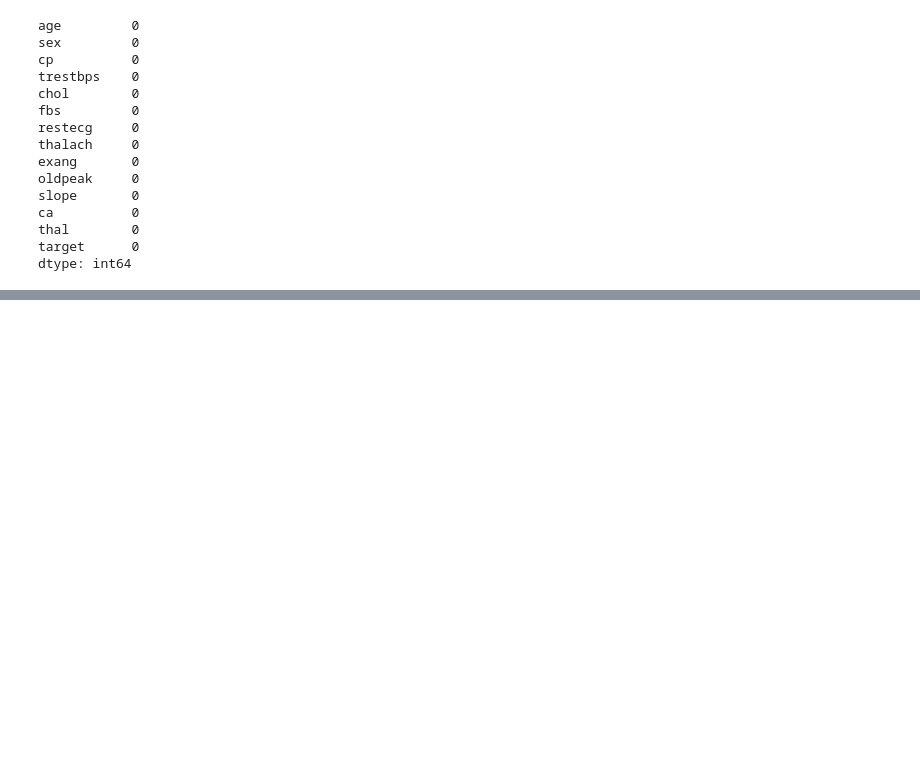
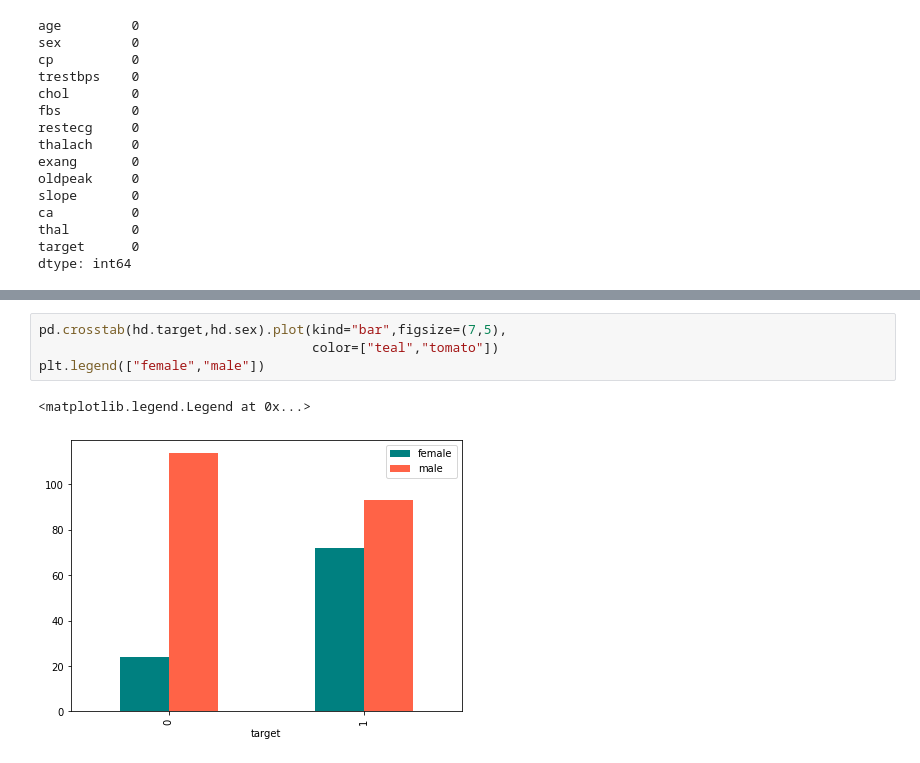
Before and after one commit to bishal5917/Heart_Disease_Prediction, a Jupyter notebook: Heart_Disease_Project.ipynb, the cells around one changed output, grey strips where cells are left out. Cells and saved outputs as stored; diff of their text form; blank space fills up the shorter version.

```diff
--- a/Heart_Disease_Project.ipynb
+++ b/Heart_Disease_Project.ipynb
@@ -101,0 +119,7 @@ hd.se
+# %%
+pd.crosstab(hd.target,hd.sex).plot(kind="bar",figsize=(7,5),
+                                   color=["teal","tomato"])
+plt.legend(["female","male"])
+# %% [output]
+<matplotlib.legend.Legend at 0x...>
+[figure, added]
```
Also changed, not shown: parts of 9 cells of this notebook.
